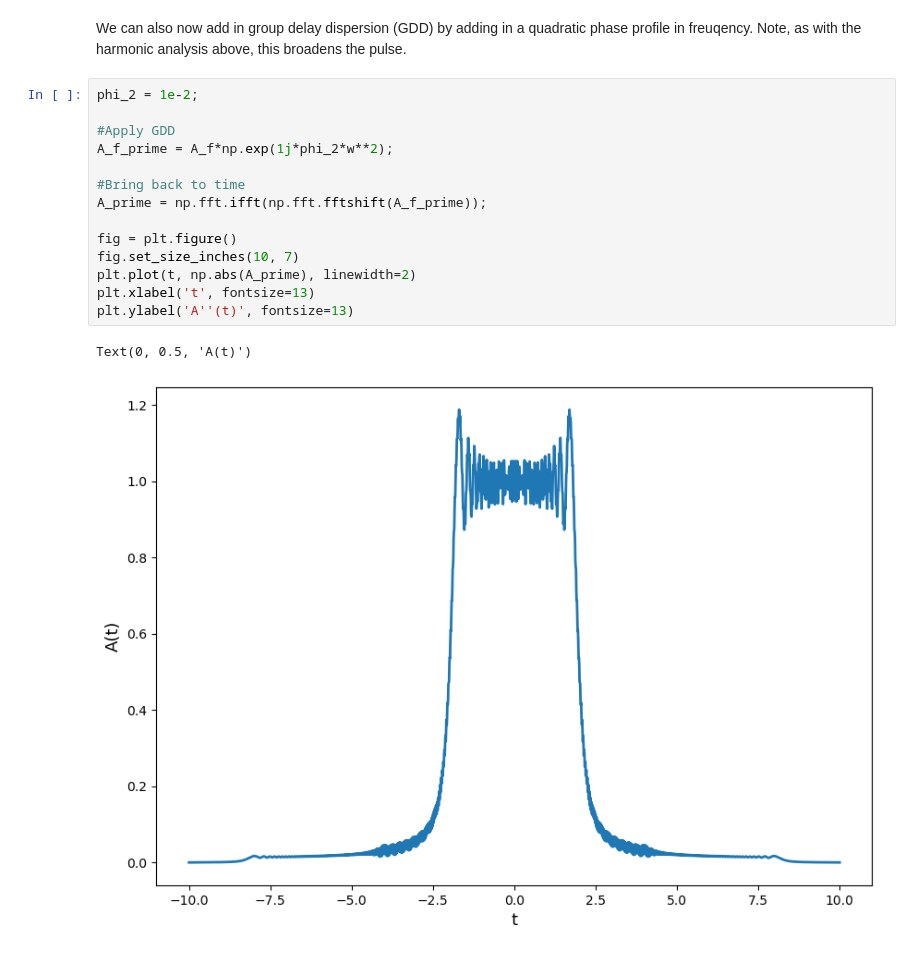
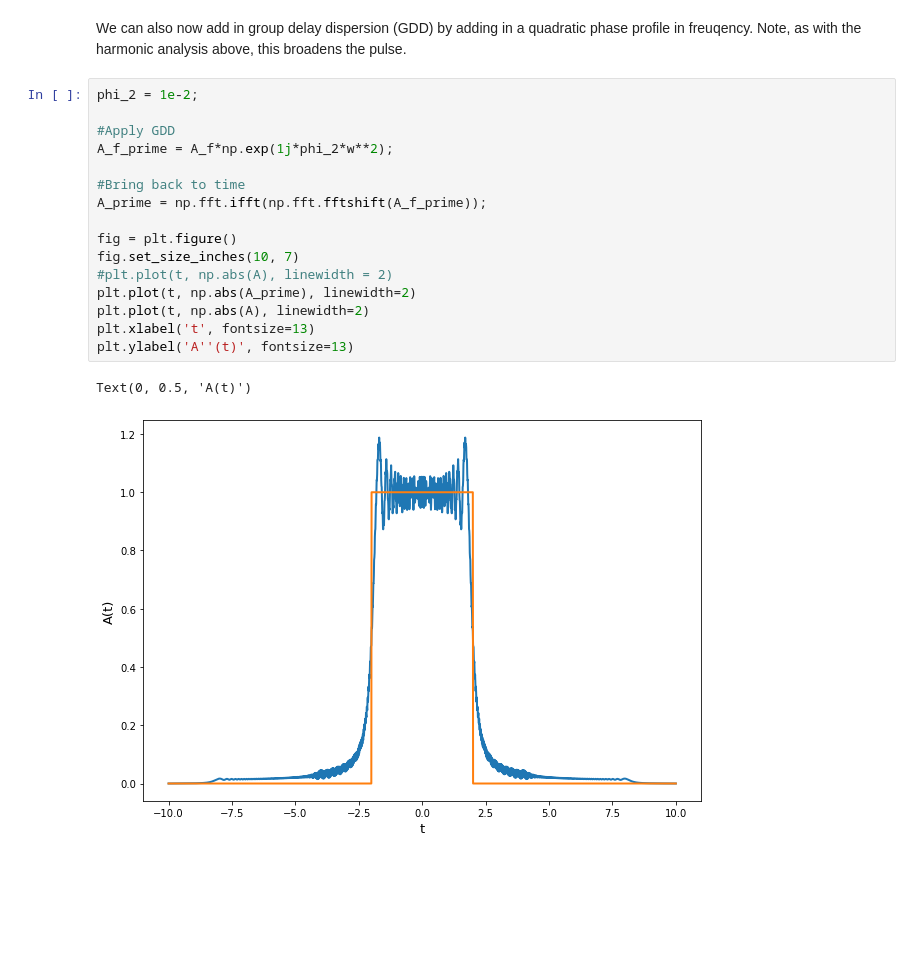
Before and after one commit to dkeathley/JPyBook-6.S097-IAP-Ultrafast-Photonics-Text, a Jupyter notebook: chapter-1.ipynb, the cells around one changed output. Drawn from its saved outputs; the diff is of its cells as text; blank space fills up the shorter version.

```diff
--- a/chapter-1.ipynb
+++ b/chapter-1.ipynb
@@ -254,17 +256,19 @@ We can also now add in group delay dispersion (GDD) by adding in a quadratic pha
 # %%
 phi_2 = 1e-2;
 
 #Apply GDD
 A_f_prime = A_f*np.exp(1j*phi_2*w**2);
 
 #Bring back to time
 A_prime = np.fft.ifft(np.fft.fftshift(A_f_prime));
 
 fig = plt.figure()
 fig.set_size_inches(10, 7)
+#plt.plot(t, np.abs(A), linewidth = 2)
 plt.plot(t, np.abs(A_prime), linewidth=2)
+plt.plot(t, np.abs(A), linewidth=2)
 plt.xlabel('t', fontsize=13)
 plt.ylabel('A''(t)', fontsize=13)
 # %% [output]
 Text(0, 0.5, 'A(t)')
-[figure, old version]
+[figure, new version]
```
Also changed, not shown: parts of 5 cells of this notebook, 2 other files.
